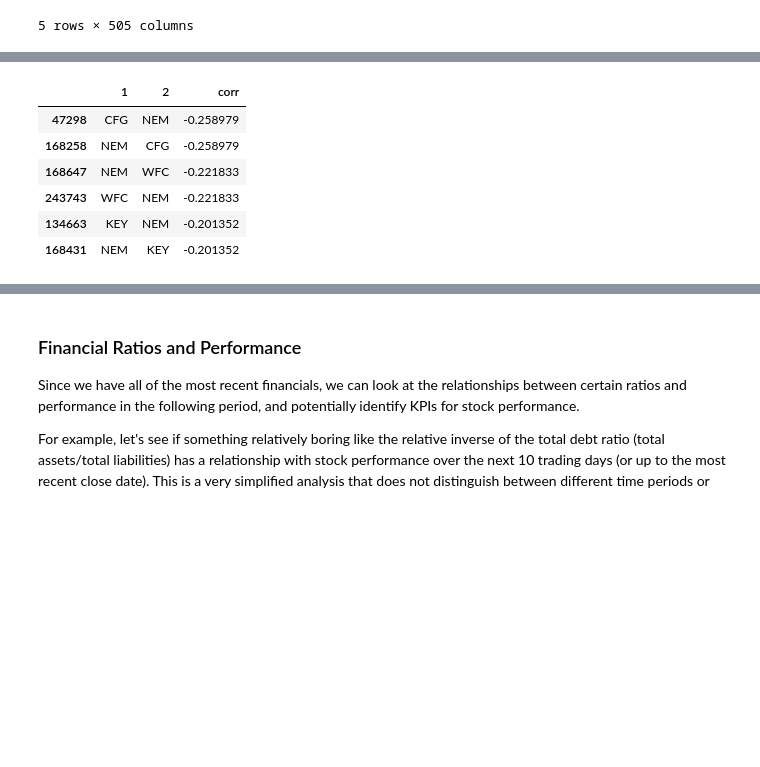
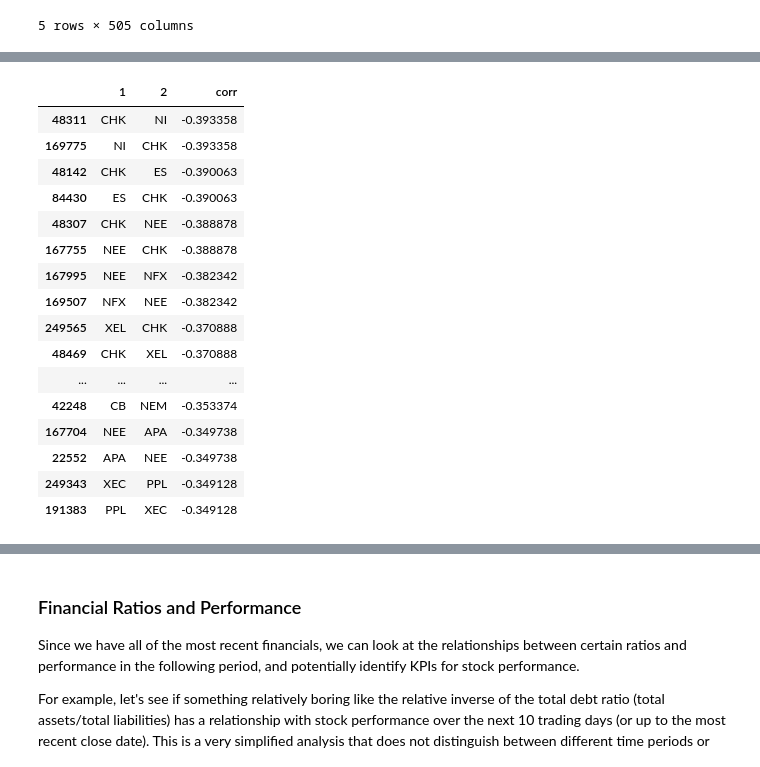
Before and after one commit to keithqu/dsp, a Jupyter notebook: spsummary.ipynb, the cells around one changed output, grey strips where cells are left out. Drawn from its saved outputs; the diff is of its cells as text; code cells hidden in the pictures; blank space fills up the shorter version.

```diff
--- a/spsummary.ipynb
+++ b/spsummary.ipynb
@@ -373,3 +373,3 @@ fiveday_corr_mat = get_corr_mat(5,120,close_prices)
 # %%
-# Get three day price correlations for the last 600 days
-threeday_corr_mat = get_corr_mat(3,200,close_prices)
+# Get three day price correlations for the last 150 days
+threeday_corr_mat = get_corr_mat(3,50,close_prices)
@@ -443,10 +467,20 @@ fiveday_pairwise[(fiveday_pairwise['corr']<-0.20)].sort_values('corr', ascending
 # %%
-threeday_pairwise[(threeday_pairwise['corr']<-0.20)].sort_values('corr', ascending=True)
+threeday_pairwise[(threeday_pairwise['corr']<-0.20)].sort_values('corr', ascending=True)[:20]
 # %% [output]
 |  | 1 | 2 | corr |
-| 47298 | CFG | NEM | -0.258979 |
-| 168258 | NEM | CFG | -0.258979 |
-| 168647 | NEM | WFC | -0.221833 |
-| 243743 | WFC | NEM | -0.221833 |
-| 134663 | KEY | NEM | -0.201352 |
-| 168431 | NEM | KEY | -0.201352 |
+| 48311 | CHK | NI | -0.393358 |
+| 169775 | NI | CHK | -0.393358 |
+| 48142 | CHK | ES | -0.390063 |
+| 84430 | ES | CHK | -0.390063 |
+| 48307 | CHK | NEE | -0.388878 |
+| 167755 | NEE | CHK | -0.388878 |
+| 167995 | NEE | NFX | -0.382342 |
+| 169507 | NFX | NEE | -0.382342 |
+| 249565 | XEL | CHK | -0.370888 |
+| 48469 | CHK | XEL | -0.370888 |
+| ... | ... | ... | ... |
+| 42248 | CB | NEM | -0.353374 |
+| 167704 | NEE | APA | -0.349738 |
+| 22552 | APA | NEE | -0.349738 |
+| 249343 | XEC | PPL | -0.349128 |
+| 191383 | PPL | XEC | -0.349128 |
```
Also changed, not shown: parts of 16 cells of this notebook.
